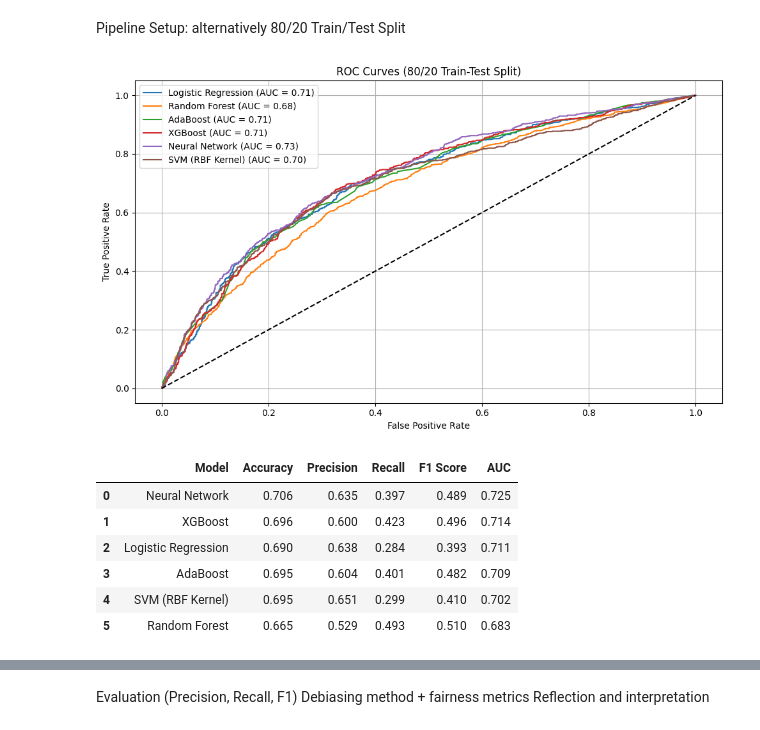
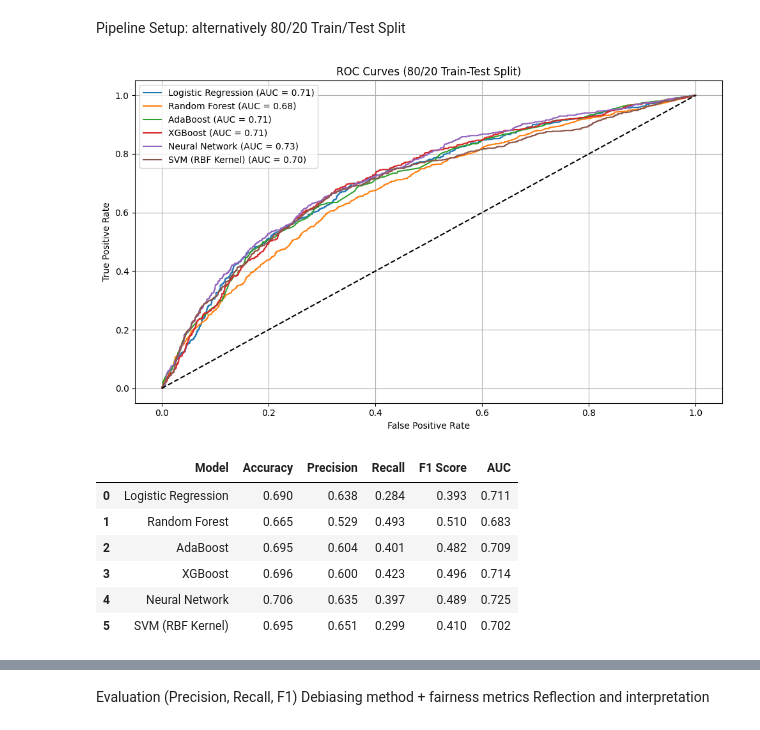
Before and after one commit to mincode2024/risk_assessment_case_study, a Jupyter notebook: notebooks/02_modeling.ipynb, the cells around one changed output, grey strips where cells are left out. Drawn from its saved outputs; the diff is of its cells as text; code cells hidden in the pictures.

Commit message:
model selection

```diff
--- a/notebooks/02_modeling.ipynb
+++ b/notebooks/02_modeling.ipynb
@@ -67,7 +67,7 @@ Pipeline Setup: 5-fold crossvalidation
 Use StratifiedKfold to ensure that each fold in the cross-validation process has approximately the same proportion of target classes (recidivist vs. non-recidivist) as the full dataset.
 The is_recid target is imbalanced (around 30–35% positive class).
 # %%
-# Re-import required packages after kernel reset
+# Import required packages
 import pandas as pd
 import numpy as np
 import matplotlib.pyplot as plt
@@ -112,7 +112,7 @@ models = {
         ("clf", AdaBoostClassifier(n_estimators=100, random_state=42))
     ]),
     "XGBoost": Pipeline([
-        ("clf", XGBClassifier(use_label_encoder=False, eval_metric='logloss', random_state=42))
+        ("clf", XGBClassifier(eval_metric='logloss', random_state=42))
     ]),
     "Neural Network": Pipeline([
         ("scaler", StandardScaler()),
@@ -163,8 +163,21 @@ plt.show()
 
 # Show results
 results_df = pd.DataFrame(results)
-results_df.sort_values("AUC", ascending=False, inplace=True)
-results_df.reset_index(drop=True, inplace=True)
+
+# Define fixed order of models
+model_order = [
+    "Logistic Regression",
+    "Random Forest",
+    "AdaBoost",
+    "XGBoost",
+    "Neural Network",
+    "SVM (RBF Kernel)"
+]
+
+# Create DataFrame and sort by model order
+results_df = pd.DataFrame(results)
+results_df["Model"] = pd.Categorical(results_df["Model"], categories=model_order, ordered=True)
+results_df = results_df.sort_values("Model").reset_index(drop=True)
 results_df.to_csv("../reports/model_performance_comparison_5-foldcv.csv", index=False)
 results_df
 # %% [output]
@@ -268,38 +266,51 @@ for name, model in models.items():
     fpr, tpr, _ = roc_curve(y_test, y_proba)
     plt.plot(fpr, tpr, label=f"{name} (AUC = {auc:.2f})")
 
     results.append({
         "Model": name,
         "Accuracy": round(acc, 3),
         "Precision": round(precision, 3),
         "Recall": round(recall, 3),
         "F1 Score": round(f1, 3),
         "AUC": round(auc, 3)
     })
 
 # Plot formatting
 plt.plot([0, 1], [0, 1], "k--")
 plt.xlabel("False Positive Rate")
 plt.ylabel("True Positive Rate")
 plt.title("ROC Curves (80/20 Train-Test Split)")
 plt.legend()
 plt.grid(True)
 plt.tight_layout()
 plt.savefig("../data/model_comparison_roc_curves_80-20split.png")
 plt.show()
 
 # Show results
 results_df = pd.DataFrame(results)
-results_df.sort_values("AUC", ascending=False, inplace=True)
-results_df.reset_index(drop=True, inplace=True)
+
+# Define fixed order of models
+model_order = [
+    "Logistic Regression",
+    "Random Forest",
+    "AdaBoost",
+    "XGBoost",
+    "Neural Network",
+    "SVM (RBF Kernel)"
+]
+
+# Create DataFrame and sort by model order
+results_df = pd.DataFrame(results)
+results_df["Model"] = pd.Categorical(results_df["Model"], categories=model_order, ordered=True)
+results_df = results_df.sort_values("Model").reset_index(drop=True)
 results_df.to_csv("../reports/model_performance_comparison_80-20ttsplit.csv", index=False)
 results_df
 # %% [output]
 [figure]
 |  | Model | Accuracy | Precision | Recall | F1 Score | AUC |
-| 0 | Neural Network | 0.706 | 0.635 | 0.397 | 0.489 | 0.725 |
-| 1 | XGBoost | 0.696 | 0.600 | 0.423 | 0.496 | 0.714 |
-| 2 | Logistic Regression | 0.690 | 0.638 | 0.284 | 0.393 | 0.711 |
-| 3 | AdaBoost | 0.695 | 0.604 | 0.401 | 0.482 | 0.709 |
-| 4 | SVM (RBF Kernel) | 0.695 | 0.651 | 0.299 | 0.410 | 0.702 |
-| 5 | Random Forest | 0.665 | 0.529 | 0.493 | 0.510 | 0.683 |
+| 0 | Logistic Regression | 0.690 | 0.638 | 0.284 | 0.393 | 0.711 |
+| 1 | Random Forest | 0.665 | 0.529 | 0.493 | 0.510 | 0.683 |
+| 2 | AdaBoost | 0.695 | 0.604 | 0.401 | 0.482 | 0.709 |
+| 3 | XGBoost | 0.696 | 0.600 | 0.423 | 0.496 | 0.714 |
+| 4 | Neural Network | 0.706 | 0.635 | 0.397 | 0.489 | 0.725 |
+| 5 | SVM (RBF Kernel) | 0.695 | 0.651 | 0.299 | 0.410 | 0.702 |
```
Also changed, not shown: parts of 4 cells of this notebook, 6 other files.
